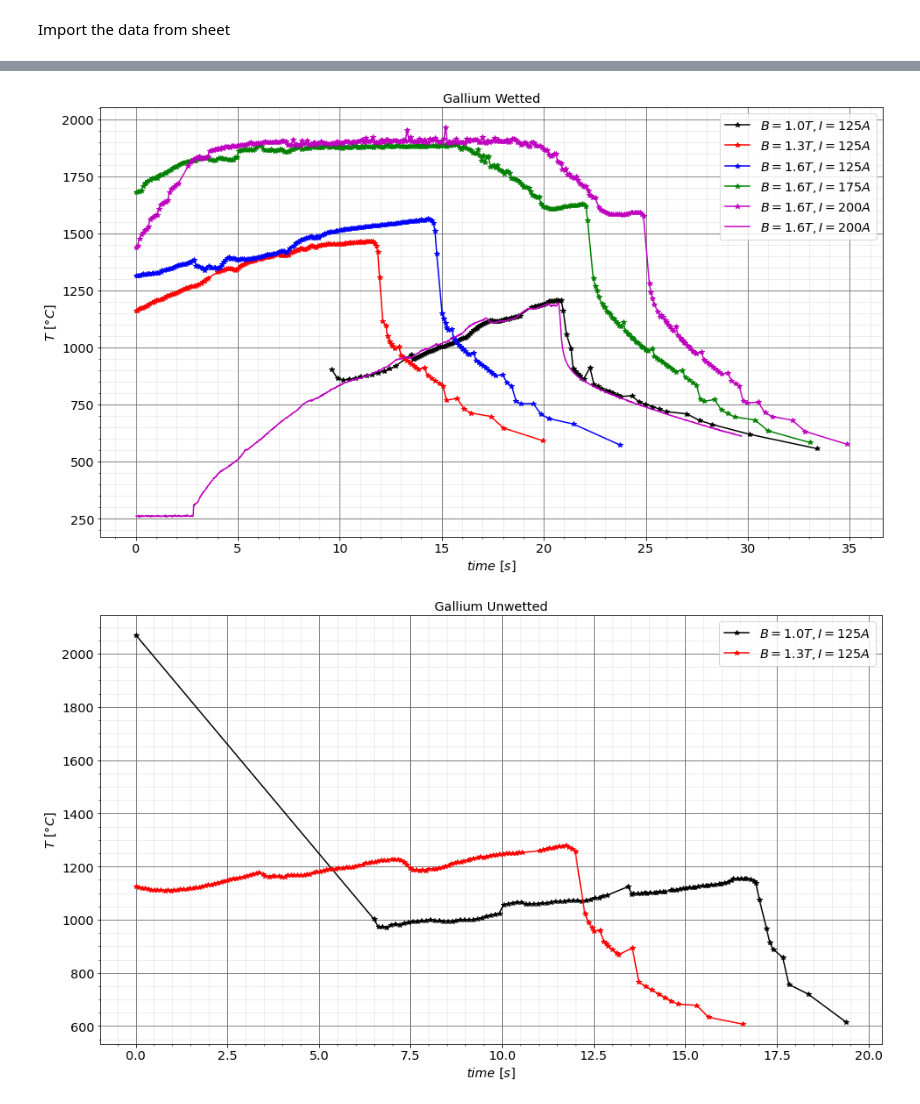
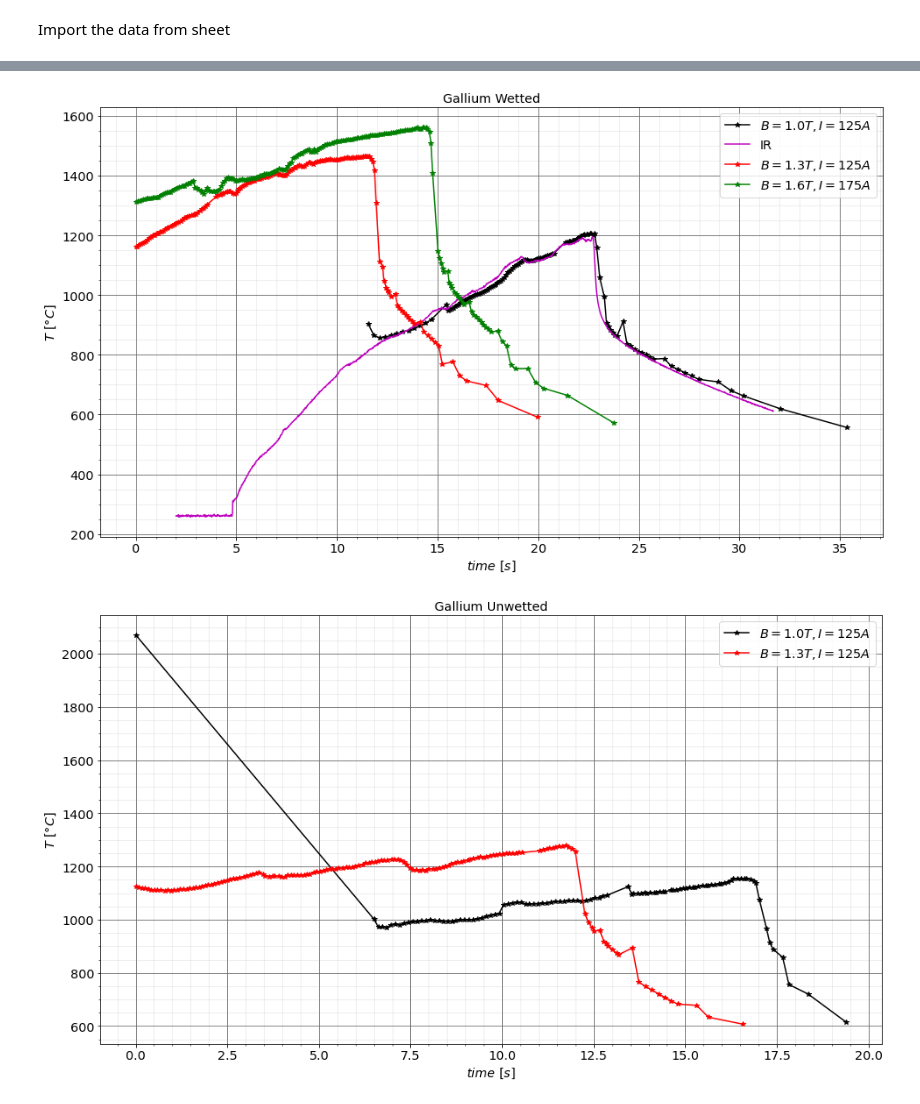
Before and after one commit to mmorbey/Gallium-Experiments, a Jupyter notebook: Pyrometer.ipynb, the cells around one changed output, grey strips where cells are left out. Drawn from its saved outputs; the diff is of its cells as text; code cells hidden in the pictures.

Commit message:
func pyro and ir

```diff
--- a/Pyrometer.ipynb
+++ b/Pyrometer.ipynb
@@ -30,8 +30,20 @@ tend=data.iloc[tstart.index-1]
 tend=pd.concat([tend,(data.iloc[len(data)-1:len(data)])])
 # %%
 def expr(i):
+    dfIR=pd.read_csv("IR"+ str(i+3)+".txt", delimiter = "\t")   #Import the experimental data
+    dfIR=dfIR.rename(columns={'(time)': 'time', "1 Max  (°C)":'temp' })
+    dfIR.time = [datetime.strptime(x,'%H:%M:%S.%f') for x in dfIR.time] # converts the time strings to readable datetime
+    timeIR=dfIR.time-dfIR.time[0]
+    timeIR2= [timeIR.iloc[ii].total_seconds() for ii in range(len(timeIR))] #convert time to seconds
+    dfIR = dfIR.assign(t=timeIR2)
     Exp=data.iloc[tstart.index[i]:tend.index[i+1]+1]
-    time_int=data.time.iloc[tstart.index[i]:tend.index[i+1]+1]-data.time.iloc[tstart.index[i]]
-    time_int2= [time_int.iloc[ii].total_seconds() for ii in range(len(time_int))]
-    Exp = Exp.assign(t=time_int2)
+    time_int=data.time.iloc[tstart.index[i]:tend.index[i+1]+1]-dfIR.time.iloc[0] #find the time interval from experiment i and subtract the time at which the IR camera started measuring
+    time_int2= [time_int.iloc[ii].total_seconds() for ii in range(len(time_int))] #convert time to seconds
+    Exp = Exp.assign(t=time_int2) # assign the interval found in seconds as a column
+    return Exp, dfIR
+def Pyro(i):
+    Exp=data.iloc[tstart.index[i]:tend.index[i+1]+1]
+    time_int=data.time.iloc[tstart.index[i]:tend.index[i+1]+1]-data.time.iloc[tstart.index[i]] #find the time interval from experiment i and subtract the time at which the IR camera started measuring
+    time_int2= [time_int.iloc[ii].total_seconds() for ii in range(len(time_int))] #convert time to seconds
+    Exp = Exp.assign(t=time_int2) # assign the interval found in seconds as a column
     return Exp
@@ -52,30 +74,33 @@ ParserError: Error tokenizing data. C error: Expected 2 fields in line 9, saw 3
 # %%
 fig,ax=pylab.subplots()
-ax.plot(expr(13).t+timdiff,expr(13).temp, 'k*-' ,label='$B=1.0T,I=125A$')
-ax.plot(expr(16).t,expr(16).temp, 'r*-' ,label='$B=1.3T,I=125A$')
-ax.plot(expr(19).t,expr(19).temp, 'b*-' ,label='$B=1.6T,I=125A$')
-ax.plot(expr(20).t,expr(20).temp, 'g*-' ,label='$B=1.6T,I=175A$')
-ax.plot(expr(21).t,expr(21).temp, 'm*-' ,label='$B=1.6T,I=200A$')
-ax.plot(dfIR.t,dfIR.temp, 'm-' ,label='$B=1.6T,I=200A$')
+ax.plot(expr(13)[0].t,expr(13)[0].temp, 'k*-' ,label='$B=1.0T,I=125A$')
+ax.plot(expr(13)[1].t+2,expr(13)[1].temp, 'm-' ,label='IR')
+
+ax.plot(Pyro(16).t,Pyro(16).temp, 'r*-' ,label='$B=1.3T,I=125A$')
+
+#ax.plot(expr(16).t,expr(16).temp, 'r*-' ,label='$B=1.3T,I=125A$')
+#ax.plot(expr(19).t,expr(19).temp, 'b*-' ,label='$B=1.6T,I=125A$')
+ax.plot(Pyro(19).t,Pyro(19).temp, 'g*-' ,label='$B=1.6T,I=175A$')
+#ax.plot(expr(21).t,expr(21).temp, 'm*-' ,label='$B=1.6T,I=200A$')
 
 legend()
 xlabel('$time$ $[s]$')
 ylabel('$T$ $[\degree C]$')
 ax.yaxis.label.set_color('black')
 grid(b=True, which='major', color='#666666')
 minorticks_on()
 grid(b=True, which='minor', color='#999999', alpha=0.2)
 #ylim(0,1200)
 #ax2=ax.twinx()
 #ax2.plot(t_exp1,Exp1.tol, 'r*-')
 #ylabel('Tolerance $[\degree C]$')
 #ax2.yaxis.label.set_color('red')
 #ylim(0,50)
 title('Gallium Wetted')
 #savefig('Ga_wetted.png', dpi=1000)
 show()
 # %% [output]
-[figure, old version]
+[figure, new version]
 # %%
 fig,ax=pylab.subplots()
 ax.plot(expr(14).t,expr(14).temp, 'k*-' ,label='$B=1.0T,I=125A$')
```
Also changed, not shown: parts of 7 cells of this notebook, 4 other files.
